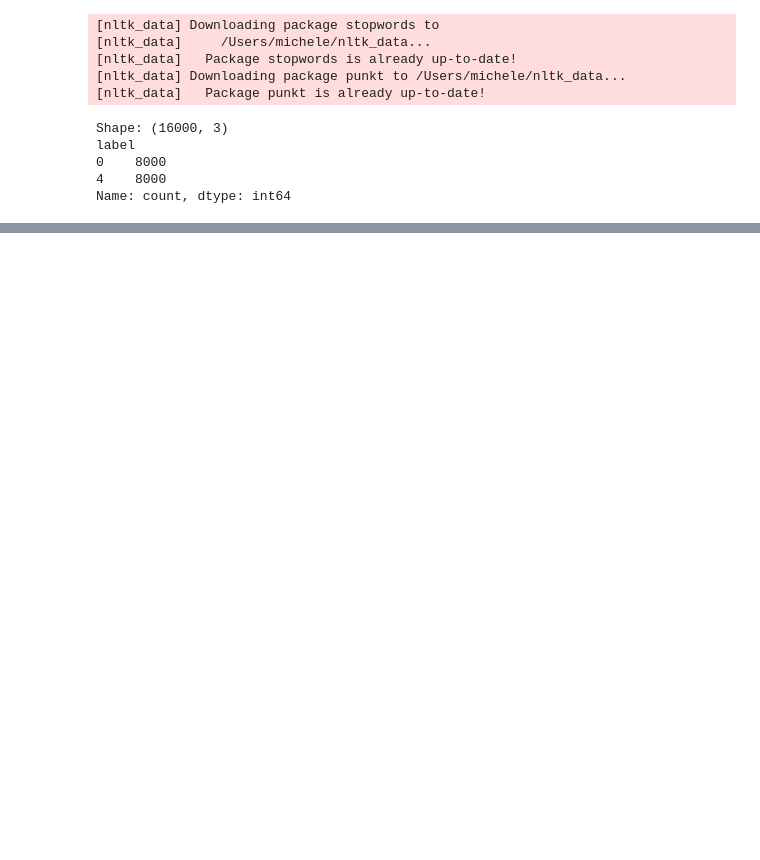
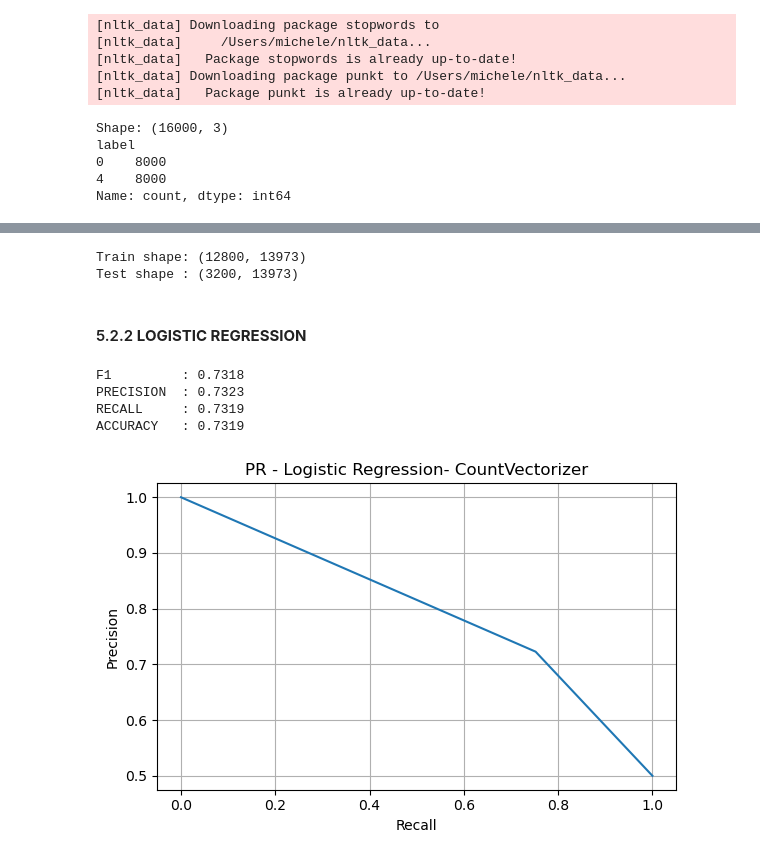
Before and after one commit to Michelita101/projet7-sentiment, a Jupyter notebook: notebooks/Dewerpe_Michèle_2_scripts_notebook_modélisation_092025.ipynb, the cells around one changed output, grey strips where cells are left out. Cells and saved outputs as stored; diff of their text form; code cells hidden in the pictures; blank space fills up the shorter version.

```diff
--- a/notebooks/Dewerpe_Michèle_2_scripts_notebook_modélisation_092025.ipynb
+++ b/notebooks/Dewerpe_Michèle_2_scripts_notebook_modélisation_092025.ipynb
@@ -715,0 +1530,49 @@ __Ce que cette structuration garantit__ :
+# %%
+# Split stratifié (80% / 20%) → Train / Test
+from sklearn.model_selection import train_test_split
+
+# Séparation features / target
+X = np.load("../data/processed/embeddings/X_count.npy")  # ou autre embedding
+
+# Split stratifié
+X_train, X_test, y_train, y_test = train_test_split(
+    X, y,
+    test_size=0.2,
+    stratify=y,
+    random_state=42
+)
+
+# Reset index pour éviter les erreurs
+y_train = y_train.reset_index(drop=True)
+y_test = y_test.reset_index(drop=True)
+
+print("Train shape:", X_train.shape)
+print("Test shape :", X_test.shape)
+# %% [output]
+Train shape: (12800, 13973)
+Test shape : (3200, 13973)
+# %% [markdown]
+#### 5.2.2 __LOGISTIC REGRESSION__
+# %%
+# 5.2.1 Logistic Regression avec CountVectorizer
+
+from sklearn.linear_model import LogisticRegression
+
+# Instanciation du modèle
+logreg = LogisticRegression(max_iter=1000, random_state=42)
+
+# Evaluation CV
+scores_logreg, y_valid_pred_logreg = evaluate_model_cv(logreg, X_train, y_train.to_numpy())
+
+# Affichage des scores
+for metric, value in scores_logreg.items():
+    print(f"{metric.upper():<10} : {value:.4f}")
+
+# Courbe PR
+plot_precision_recall_curve_cv(y_train, y_valid_pred_logreg, title="PR - Logistic Regression- CountVectorizer")
+# %% [output]
+F1         : 0.7318
+PRECISION  : 0.7323
+RECALL     : 0.7319
+ACCURACY   : 0.7319
+[figure, added]
```
Also changed, not shown: parts of 80 cells of this notebook, 13 other files.
